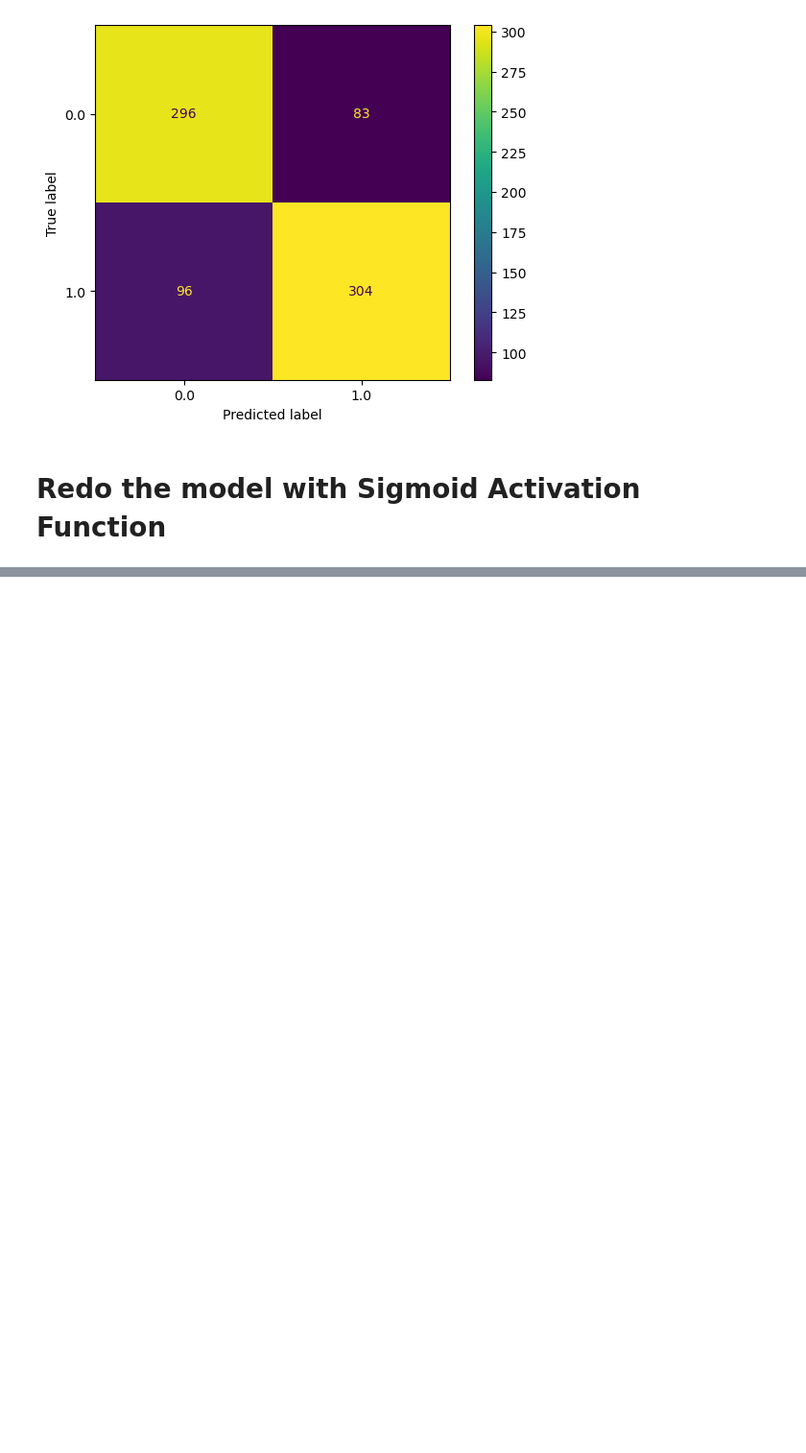
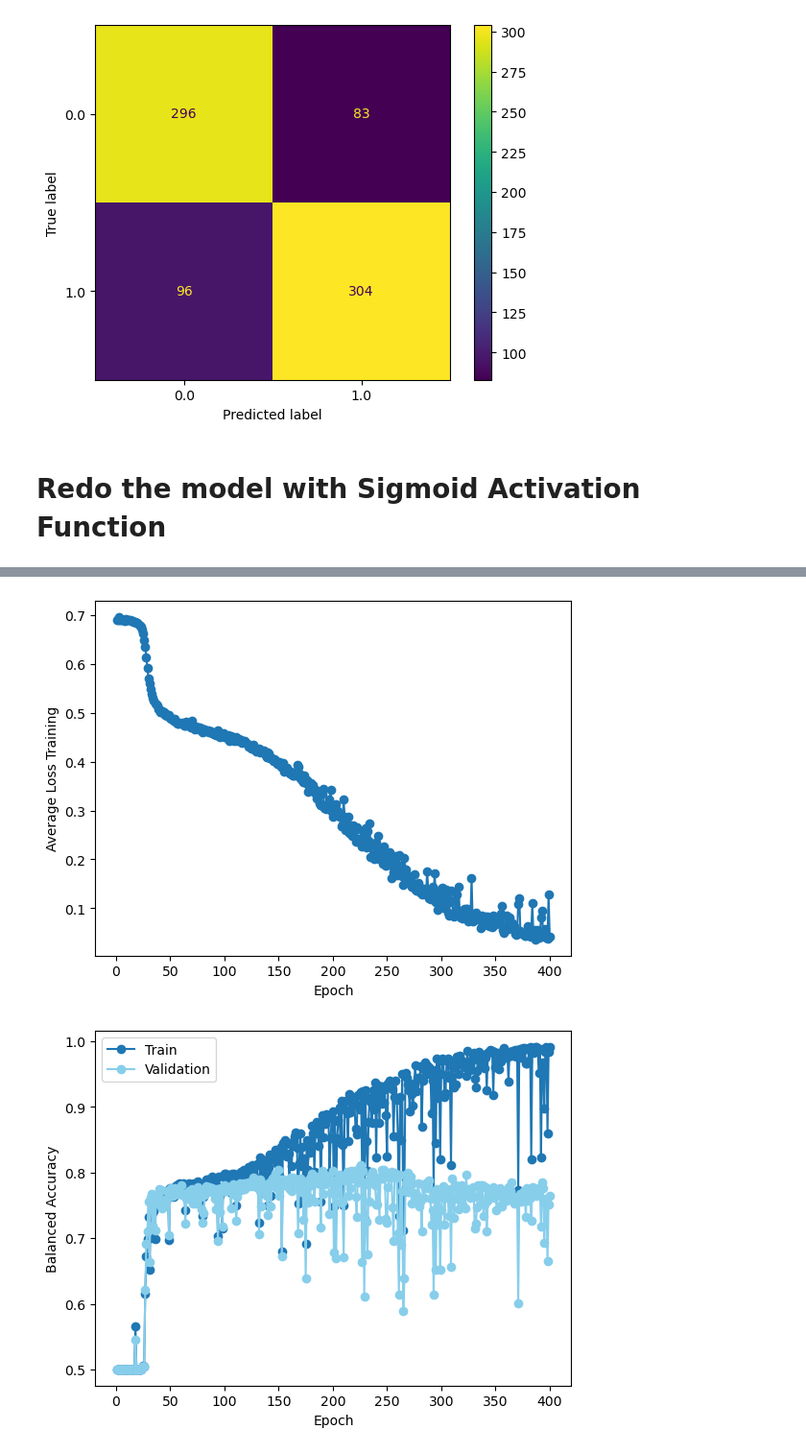
Before and after one commit to dx21006/ML_Tox21_Assessment, a Jupyter notebook: no_nontoxic_nans/2_Deep_NN/Anna best NN metrics.ipynb, the cells around one changed output, grey strips where cells are left out. Shown: that part at 96% size. Cells and saved outputs as stored; diff of their text form; code cells hidden in the pictures; blank space fills up the shorter version.

```diff
--- a/no_nontoxic_nans/2_Deep_NN/Anna best NN metrics.ipynb
+++ b/no_nontoxic_nans/2_Deep_NN/Anna best NN metrics.ipynb
@@ -298,0 +373,6 @@ def optimise_learning_rate(net_param, trainloader, x_train_tensor, y_train_tenso
+# %%
+net_epoch_sigmoid = DNN_3_layer_sigmoid()
+optimise_epochs_sigmoid(net_epoch_sigmoid, 0.16, trainloader, x_train_tensor, y_train_tensor, x_val_tensor, y_val_tensor)
+# %% [output]
+[figure, added]
+[figure, added]
```
Also changed, not shown: parts of 6 cells of this notebook, 1 other file.
